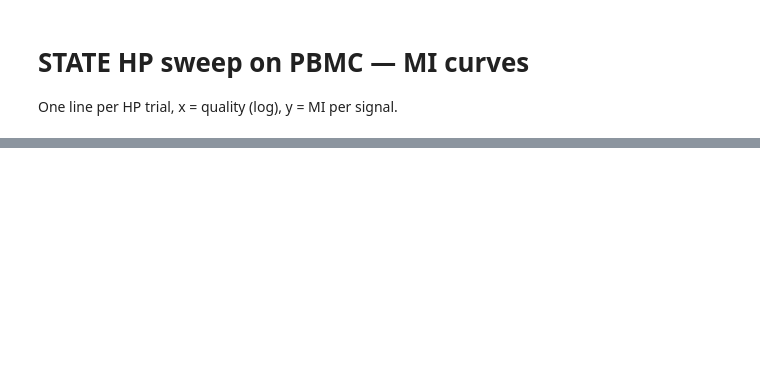
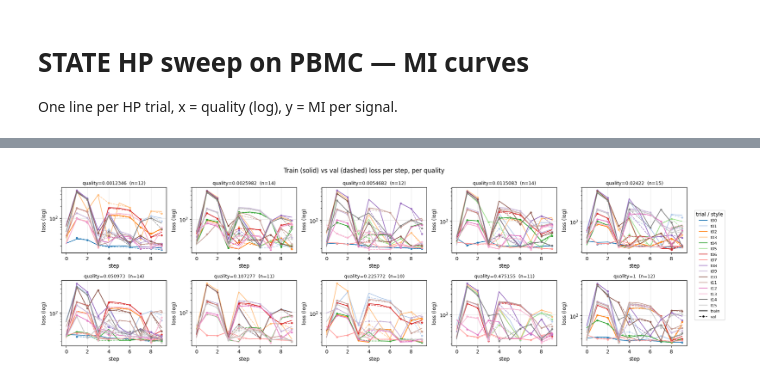
Before and after one commit to igor-sadalski/Scaling-up-measurement-noise-scaling-laws, a Jupyter notebook: analysis/2026-04-16_14-43_plotting_state_hparam_sweep_pbmc.ipynb, the cells around one changed output, grey strips where cells are left out. Saved outputs shown, nothing was run; the diff lists cells and outputs as text; code cells hidden in the pictures; blank space fills up the shorter version.

```diff
--- a/analysis/2026-04-16_14-43_plotting_state_hparam_sweep_pbmc.ipynb
+++ b/analysis/2026-04-16_14-43_plotting_state_hparam_sweep_pbmc.ipynb
@@ -103,0 +213,60 @@ else:
+# %%
+# Training and validation loss curves, faceted by quality.
+# Solid lines = train_loss, dashed lines = val_loss; one color per trial (consistent across facets).
+import matplotlib.pyplot as plt
+import numpy as np
+
+qualities_with_data = sorted({
+    q for (_, _, q), c in CURVES.items()
+    if (c['train'] is not None and len(c['train'])) or (c['val'] is not None and len(c['val']))
+})
+if not qualities_with_data:
+    print('No loss curves found yet.')
+else:
+    trial_ids = sorted(df['trial_id'].unique())
+    cmap = plt.get_cmap('tab20' if len(trial_ids) > 10 else 'tab10')
+    color_of = {tid: cmap(i % cmap.N) for i, tid in enumerate(trial_ids)}
+
+    n = len(qualities_with_data)
+    ncols = min(5, n)
+    nrows = (n + ncols - 1) // ncols
+    fig, axes = plt.subplots(nrows, ncols, figsize=(3.6 * ncols, 2.8 * nrows), squeeze=False)
+
+    for ax_idx, q in enumerate(qualities_with_data):
+        ax = axes[ax_idx // ncols][ax_idx % ncols]
+        n_runs = 0
+        for (tid, size, qq), cur in CURVES.items():
+            if qq != q:
+                continue
+            color = color_of.get(tid, 'k')
+            if cur['train'] is not None and len(cur['train']):
+                ax.plot(cur['train']['step'], cur['train']['train_loss'],
+                        '-', color=color, lw=1.3, label=f't{tid:02d} train')
+                n_runs += 1
+            if cur['val'] is not None and len(cur['val']):
+                ax.plot(cur['val']['step'], cur['val']['val_loss'],
+                        '--', color=color, lw=1.1, alpha=0.85,
+                        marker='o', ms=3, label=f't{tid:02d} val')
+        ax.set_yscale('log')
+        ax.set_title(f'quality={q:g}  (n={n_runs})', fontsize=9)
+        ax.set_xlabel('step')
+        ax.set_ylabel('loss (log)')
+        ax.grid(alpha=0.3)
+
+    for j in range(len(qualities_with_data), nrows * ncols):
+        axes[j // ncols][j % ncols].axis('off')
+
+    # One shared legend outside the grid; style line = train/val, color = trial.
+    handles = [plt.Line2D([0], [0], color=color_of[tid], lw=1.5,
+                          label=f't{tid:02d}') for tid in trial_ids]
+    handles += [
+        plt.Line2D([0], [0], color='k', lw=1.5, label='train'),
+        plt.Line2D([0], [0], color='k', lw=1.2, ls='--', marker='o', ms=3, label='val'),
+    ]
+    fig.legend(handles=handles, loc='center left', bbox_to_anchor=(1.0, 0.5),
+               fontsize=8, title='trial / style')
+    plt.suptitle('Train (solid) vs val (dashed) loss per step, per quality')
+    plt.tight_layout()
+    plt.show()
+# %% [output]
+[figure, added]
```
Also changed, not shown: parts of 4 cells of this notebook, 9 other files.
